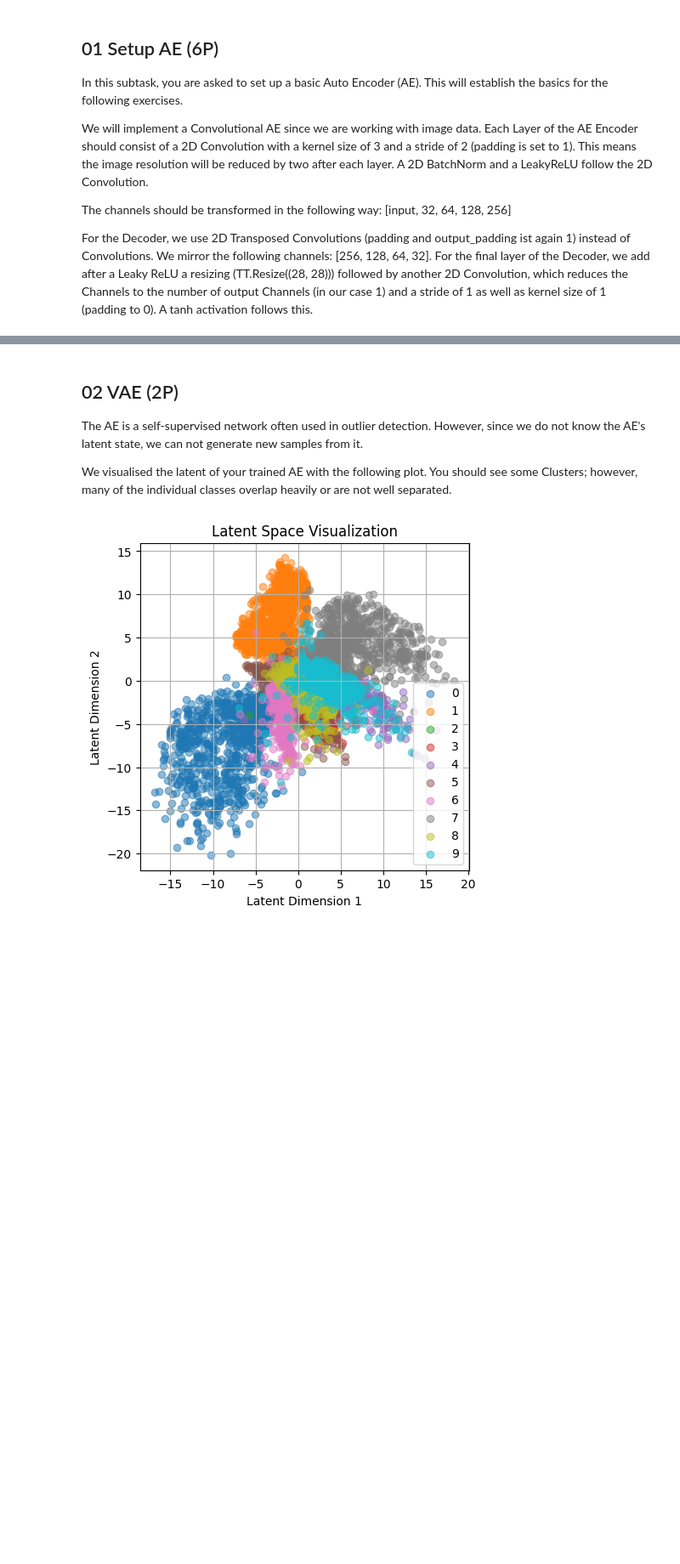
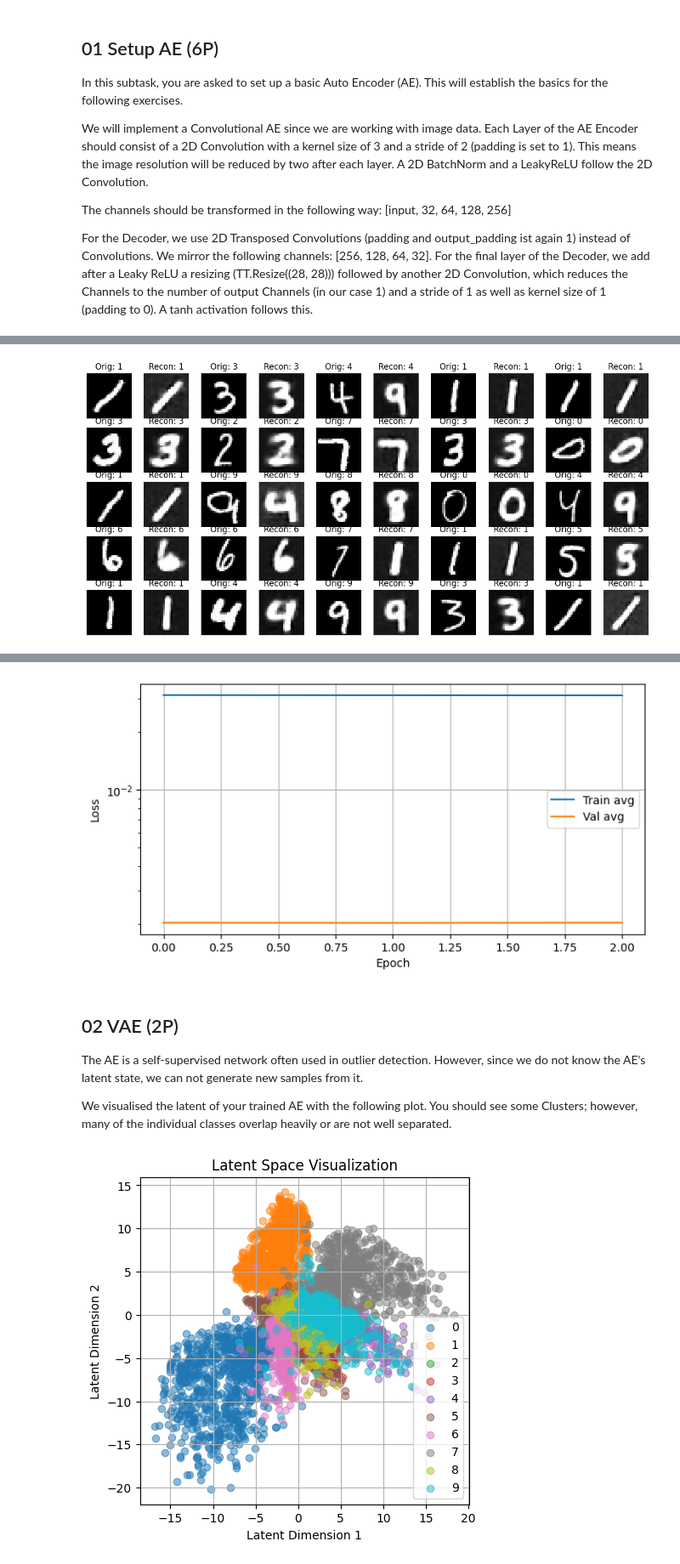
Before and after one commit to binyamolango/3dcv-students, a Jupyter notebook: 6.0-ff-GenerativeAI.ipynb, the cells around one changed output, grey strips where cells are left out. Shown at 85% size. Cells and saved outputs as stored; diff of their text form; code cells hidden in the pictures; blank space fills up the shorter version.

Commit message:
Fix the plot

```diff
--- a/6.0-ff-GenerativeAI.ipynb
+++ b/6.0-ff-GenerativeAI.ipynb
@@ -26,8 +26,8 @@ from typing import List, Optional
 
 
 # Change this if you have memory problems
-batch_size = 32
-test_batch_size = 500
+batch_size = 16
+test_batch_size = 250
 
 # use GPU if available
 use_cuda = torch.cuda.is_available()
@@ -198,15 +200,10 @@ class Vanilla_AE(nn.Module):
         # TODO: Implement the decoder forward
         x = self.decoder_input(z) # map the latent code to the flatten encoder feature (B, hidden_dims[-1]*H*W)
         x = x.view(-1, self.hidden_dims[-1], self.block_dimension[0], self.block_dimension[1]) # reshape flattened encoder feature (B, C, H, W)
-        result = self.decoder(x)
+        x = self.decoder(x)
         result = self.final_layer(x)
 
         return result
-
-    def reparameterize(self, mu: Tensor, log_var: Tensor) -> Tensor:
-        std = torch.exp(0.5 * log_var)
-        eps = torch.randn_like(std)
-        return eps * std + mu
 
     def forward(self, input: Tensor, **kwargs) -> List[Tensor]:
         '''
@@ -215,11 +212,12 @@ class Vanilla_AE(nn.Module):
         # TODO: Implement the combination of Encoder and Decoder
         # The outputs have to be in a list in the exact order given below
 
-        # run encoder to get Gaussian parameters
         mu, log_var = self.encode(input)
-        # sample latent z through reparameterization trick
-        z = self.reparameterize(mu, log_var)
-        # decode sampled latent into reconstruction
+
+        # deterministic latent (no sampling)
+        z = mu
+
+        # decode deterministic latent latent into reconstruction
         reconstruction = self.decode(z)
 
         return [reconstruction, input, z]
@@ -228,7 +226,7 @@ class Vanilla_AE(nn.Module):
     def loss_function(self,
                       prediction: List[Tensor], # This is what you return in forward !
                       target: Tensor,
-                      **kwargs) -> dict:
+                      **kwargs) -> Tensor:
         """
         Computes the AE loss function.
         AE: Just simple MSE_loss
@@ -244,7 +242,7 @@ class Vanilla_AE(nn.Module):
         reconstruction = prediction[0] # [B x C x H x W]
         loss = F.mse_loss(reconstruction, target, reduction="mean")
 
-        return {"loss": loss}
+        return loss
 # %%
 # Test your implementation
 # You should see the original MNIST images and 2 noisy images below (since the AE is not trained yet)
@@ -275,5 +292,5 @@ plt.show()
 # %%
-# Trainig
+# Training
 epochs = 3
 lr = .3
 log_interval = 250
@@ -304,5 +321,13 @@ for epoch in range(1, epochs + 1):
 
     scheduler.step(test_loss[-1])
 
-plot_training(tr_loss_step, tr_loss, test_loss, epochs, train_loader, batch_size)
+plt.figure(figsize=(8,4))
+plt.plot(tr_loss, label='Train avg')
+plt.plot(test_loss, label='Val avg')
+plt.xlabel('Epoch')
+plt.ylabel('Loss')
+plt.yscale('log')
+plt.grid(True)
+plt.legend()
+plt.show()
 # %% [output]
@@ -309,0 +351 @@ NotImplementedError: Module [Vanilla_AE] is missing the required "forward" funct
+[figure, added]
@@ -310,3 +368,4 @@ NotImplementedError: Module [Vanilla_AE] is missing the required "forward" funct
+[figure, added]
 # %% [markdown]
 ## 02 VAE (2P)
 
```
Also changed, not shown: parts of 3 cells of this notebook.
